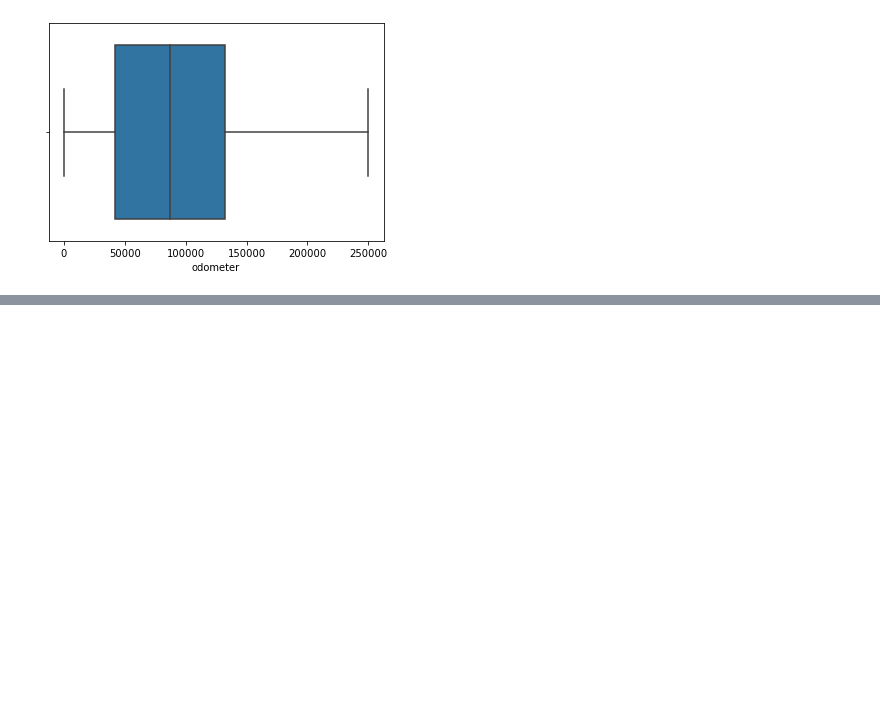
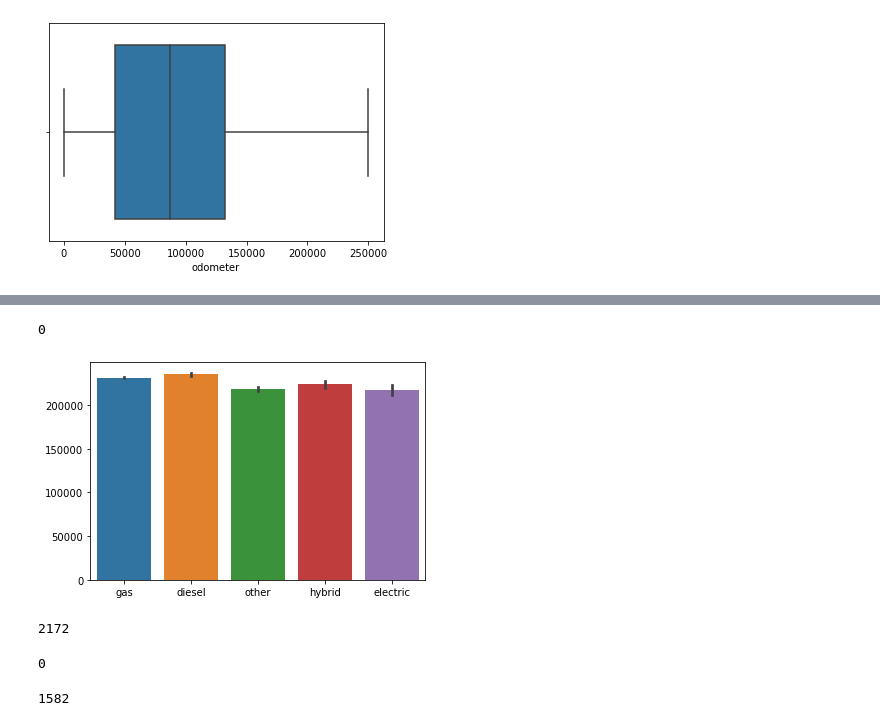
Before and after one commit to vkhanderao/Used-Cars-Price-Prediction, a Jupyter notebook: Code/Code (2).ipynb, the cells around one changed output, grey strips where cells are left out. Drawn from its saved outputs; the diff is of its cells as text; code cells hidden in the pictures; blank space fills up the shorter version.

```diff
--- a/Code/Code (2).ipynb
+++ b/Code/Code (2).ipynb
@@ -166,0 +209,15 @@ len(df)
+# %%
+df['cylinders']=df['cylinders'].fillna(df['cylinders'].mode()[0])
+# %%
+df['cylinders'].isna().sum()
+# %% [output]
+0
+# %%
+sns.barplot(y=df['fuel'].index, x=df['fuel'].values)
+plt.show()
+# %% [output]
+[figure, added]
+# %%
+df.fuel.isna().sum()
+# %% [output]
+2172
@@ -166,0 +226,8 @@ len(df)
+# %%
+df.fuel.isna().sum()
+# %% [output]
+0
+# %%
+df['title_status'].isna().sum()
+# %% [output]
+1582
```
Also changed, not shown: parts of 32 cells of this notebook.
